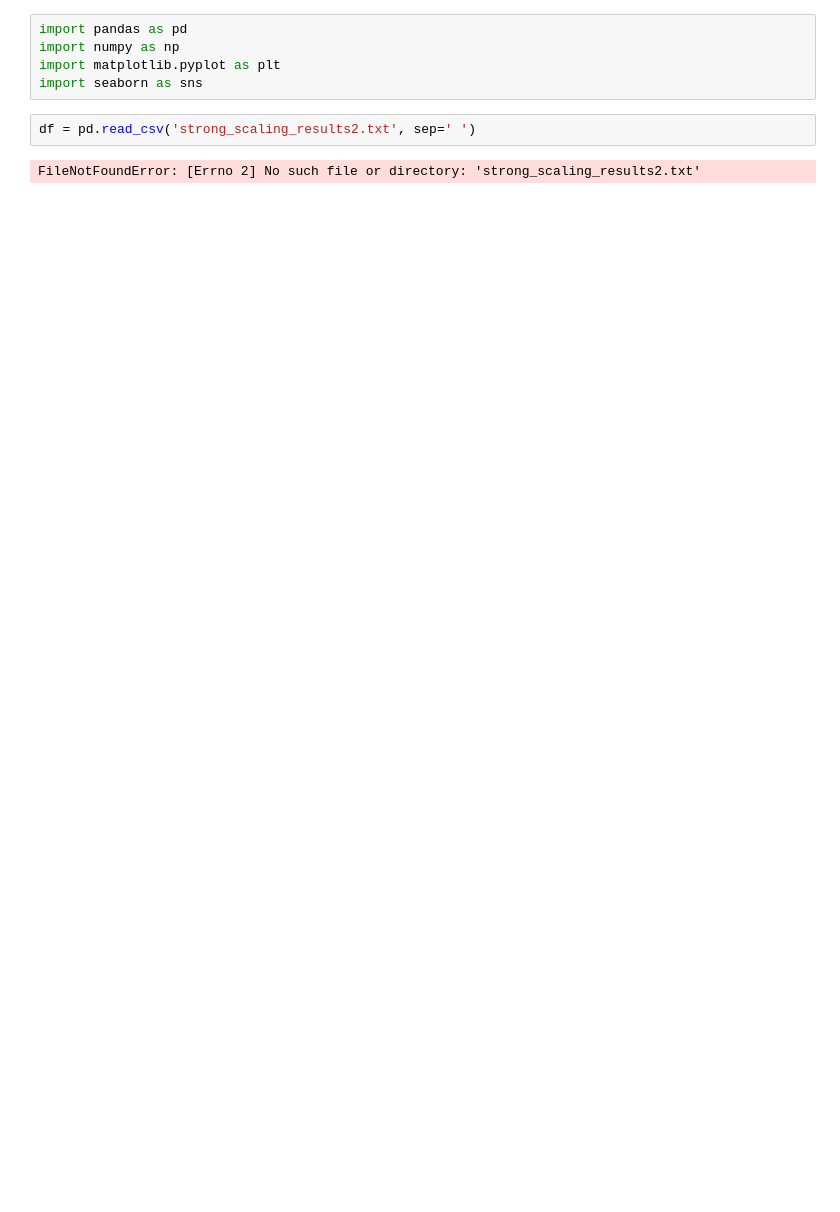
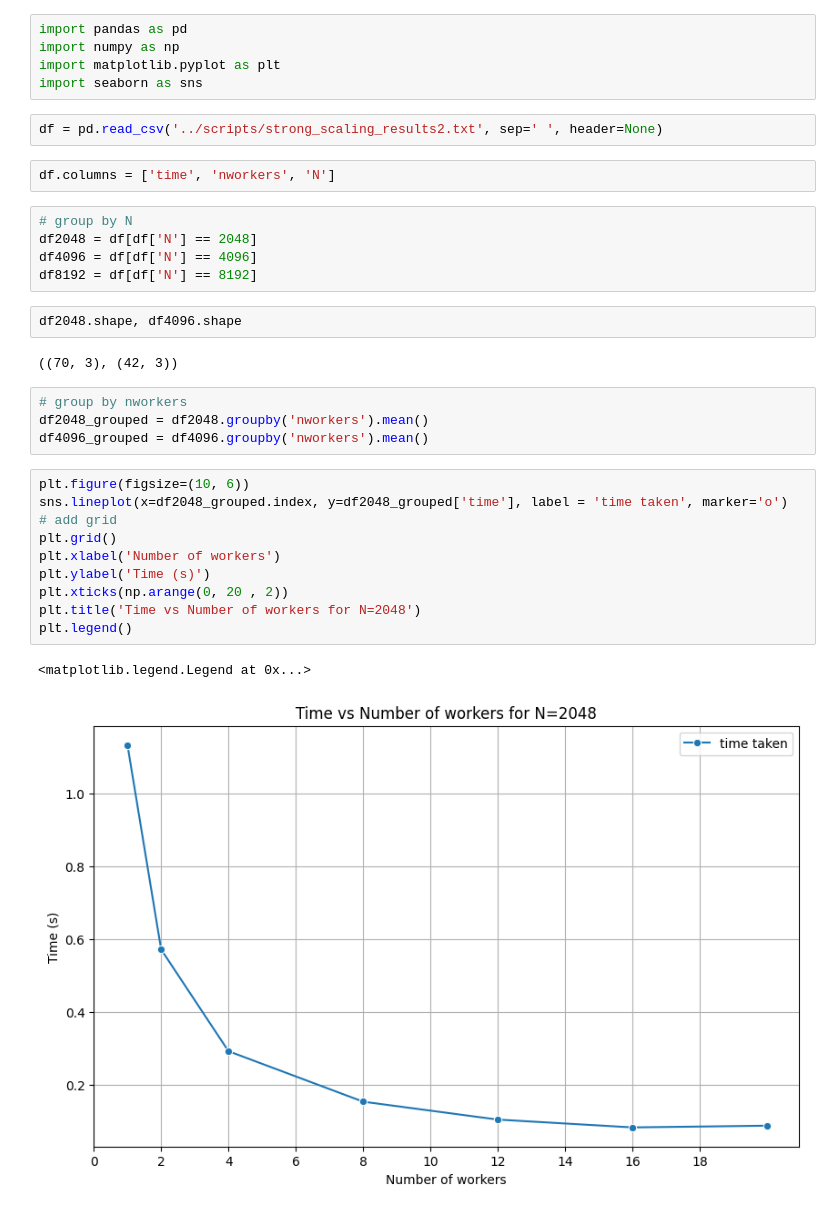
Before and after one commit to g-lago8/SPM-project, a Jupyter notebook: results/results2.ipynb, the cells around one changed output. Cells and saved outputs as stored; diff of their text form; blank space fills up the shorter version.

Commit message:
plot results

```diff
--- a/results/results2.ipynb
+++ b/results/results2.ipynb
@@ -4,6 +4,32 @@ import numpy as np
 import matplotlib.pyplot as plt
 import seaborn as sns
 # %%
-df = pd.read_csv('strong_scaling_results2.txt', sep=' ')
+df = pd.read_csv('../scripts/strong_scaling_results2.txt', sep=' ', header=None)
-# %% [output]
-FileNotFoundError: [Errno 2] No such file or directory: 'strong_scaling_results2.txt'
+# %%
+df.columns = ['time', 'nworkers', 'N']
+# %%
+# group by N
+df2048 = df[df['N'] == 2048]
+df4096 = df[df['N'] == 4096]
+df8192 = df[df['N'] == 8192]
+# %%
+df2048.shape, df4096.shape
+# %% [output]
+((70, 3), (42, 3))
+# %%
+# group by nworkers
+df2048_grouped = df2048.groupby('nworkers').mean()
+df4096_grouped = df4096.groupby('nworkers').mean()
+# %%
+plt.figure(figsize=(10, 6))
+sns.lineplot(x=df2048_grouped.index, y=df2048_grouped['time'], label = 'time taken', marker='o')
+# add grid
+plt.grid()
+plt.xlabel('Number of workers')
+plt.ylabel('Time (s)')
+plt.xticks(np.arange(0, 20 , 2))
+plt.title('Time vs Number of workers for N=2048')
+plt.legend()
+# %% [output]
+<matplotlib.legend.Legend at 0x...>
+[figure, added]
```
Also changed, not shown: parts of 15 cells of this notebook, 1 other file.
